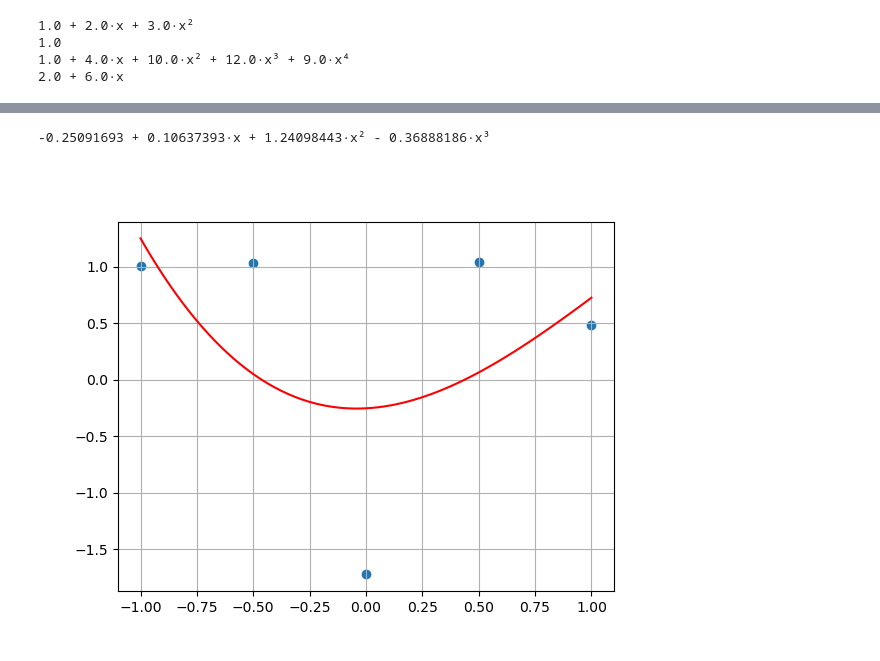
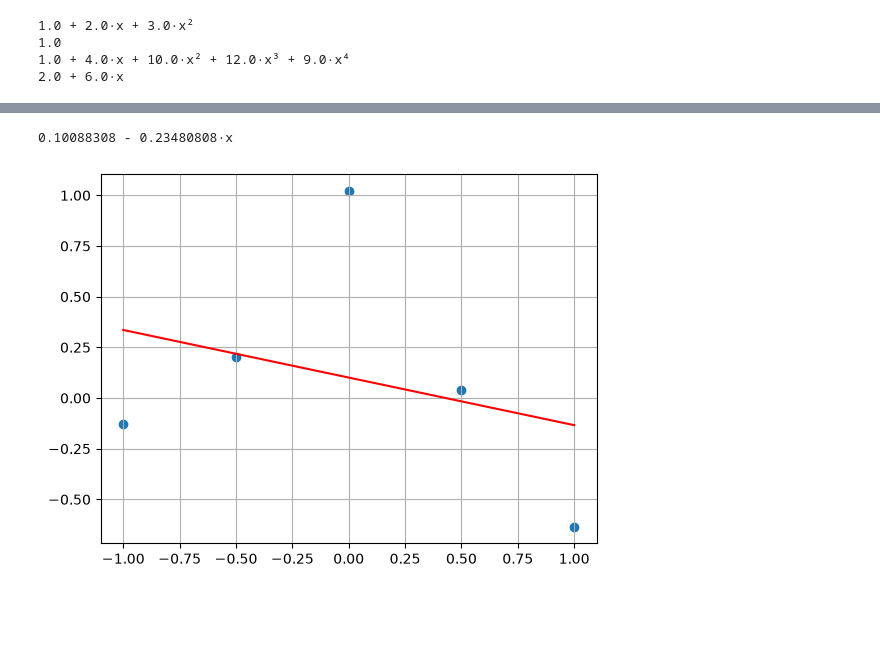
Before and after one commit to JohnTheodoreNicholson/MATH1MP3, a Jupyter notebook: Notes/Completed/11-Numpy-3.ipynb, the cells around one changed output, grey strips where cells are left out. Drawn from its saved outputs; the diff is of its cells as text; code cells hidden in the pictures; blank space fills up the shorter version.

```diff
--- a/Notes/Completed/11-Numpy-3.ipynb
+++ b/Notes/Completed/11-Numpy-3.ipynb
@@ -199,15 +229,15 @@ ax.grid()
 # %%
 n = 5
 X = np.linspace(-1, 1, n)
 Y = np.random.uniform(low = -2, high = 2, size = n)
-P = np.polynomial.Polynomial.fit(X,Y,3)
+P = np.polynomial.Polynomial.fit(X,Y,1)
 print(P)
 
 fig, ax = plt.subplots()
 ax.scatter(X, Y)
 xplot = np.linspace(-1, 1,101)
 ax.plot(xplot, P(xplot), color = 'red')
 ax.grid()
 # %% [output]
--0.25091693 + 0.10637393·x + 1.24098443·x² - 0.36888186·x³
+0.10088308 - 0.23480808·x
-[figure, old version]
+[figure, new version]
```
Also changed, not shown: parts of 13 cells of this notebook, 10 other files.
